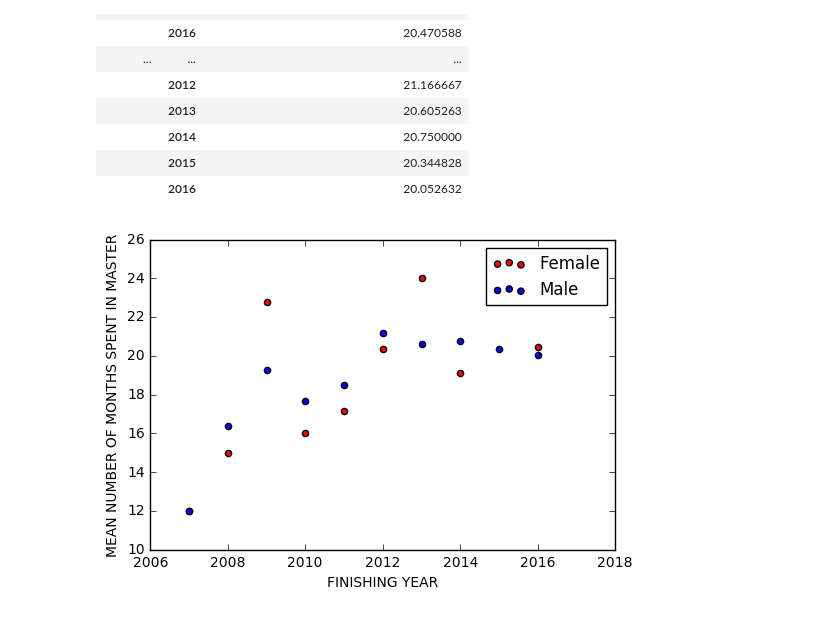
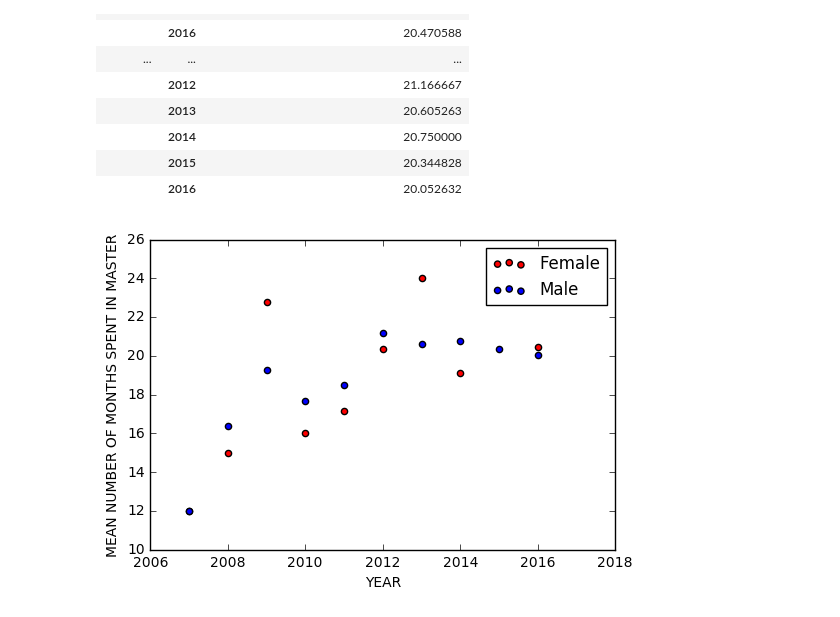
Before and after one commit to boudabou/ADA_Homeworks, a Jupyter notebook: Homework 2 - Extracting Data From Web/ISA.ipynb, the cells around one changed output. Cells and saved outputs as stored; diff of their text form; code cells hidden in the pictures.

```diff
--- a/Homework 2 - Extracting Data From Web/ISA.ipynb
+++ b/Homework 2 - Extracting Data From Web/ISA.ipynb
@@ -636,18 +636,18 @@ mean_number_of_months_of_master_by_gender
 |  | 2016 | 20.052632 |
 # %%
 mean_number_of_months_of_master = mean_number_of_months_of_master_by_gender.reset_index()
-mean_number_of_months_of_master = mean_number_of_months_of_master[['FINISHING YEAR', 'MEAN NUMBER OF MONTHS SPENT IN MASTER']]
+mean_number_of_months_of_master = mean_number_of_months_of_master[['YEAR', 'MEAN NUMBER OF MONTHS SPENT IN MASTER']]
 
 # We change the type of the column FINISHING YEAR to int (possible to plot).
-mean_number_of_months_of_master['FINISHING YEAR'] = mean_number_of_months_of_master['FINISHING YEAR'].astype(int)
+mean_number_of_months_of_master['YEAR'] = mean_number_of_months_of_master['YEAR'].astype(int)
 
 nbYear = 10
 mean_number_of_months_of_master_Female = mean_number_of_months_of_master.head(nbYear)
 mean_number_of_months_of_master_Male = mean_number_of_months_of_master.tail(nbYear)
 
 # Scatter plot:
-ax = mean_number_of_months_of_master_Female.plot(kind='scatter', x='FINISHING YEAR', y='MEAN NUMBER OF MONTHS SPENT IN MASTER', color='Red', label='Female');
-mean_number_of_months_of_master_Male.plot(kind='scatter', x = 'FINISHING YEAR', y = 'MEAN NUMBER OF MONTHS SPENT IN MASTER', color='Blue', label='Male', ax=ax);
+ax = mean_number_of_months_of_master_Female.plot(kind='scatter', x='YEAR', y='MEAN NUMBER OF MONTHS SPENT IN MASTER', color='Red', label='Female');
+mean_number_of_months_of_master_Male.plot(kind='scatter', x = 'YEAR', y = 'MEAN NUMBER OF MONTHS SPENT IN MASTER', color='Blue', label='Male', ax=ax);
 plt.show()
 # %% [output]
-[figure, old version]
+[figure, new version]
```
Also changed, not shown: parts of 1 cell of this notebook.
